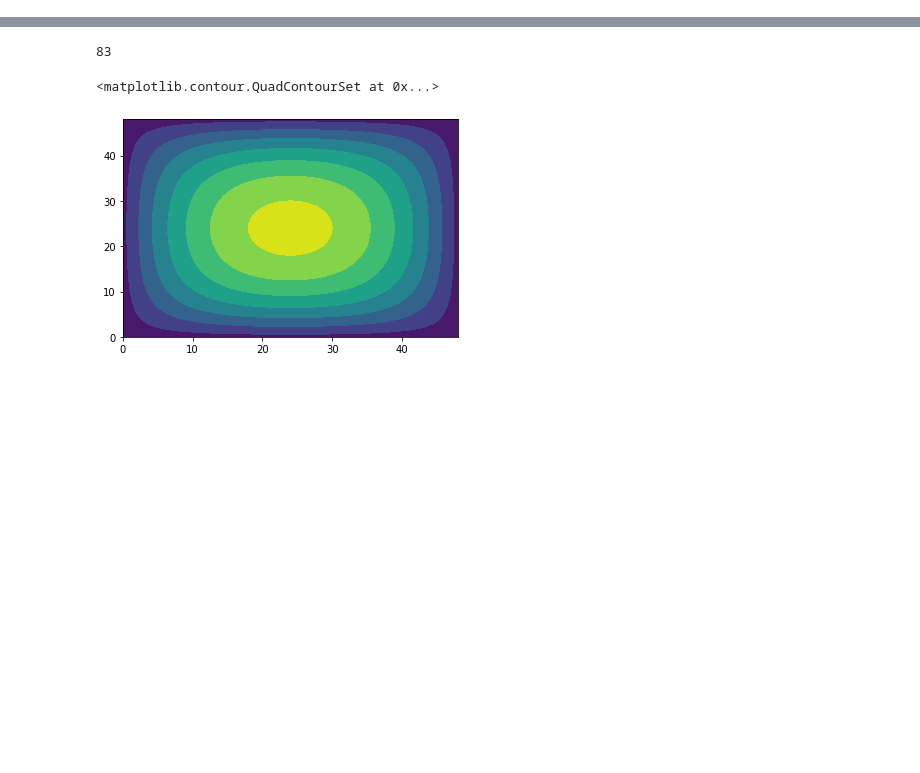
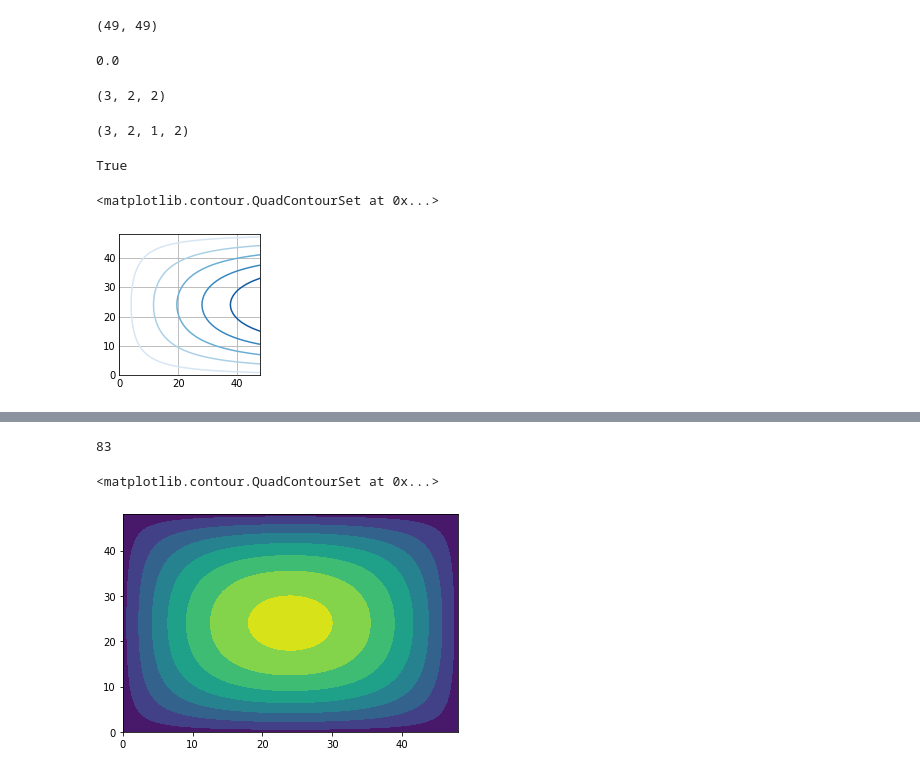
Before and after one commit to mazhengcn/scientific-computing-with-python, a Jupyter notebook: others/FDM.ipynb, the cells around one changed output, grey strips where cells are left out. Cells and saved outputs as stored; diff of their text form; code cells hidden in the pictures; blank space fills up the shorter version.

```diff
--- a/others/FDM.ipynb
+++ b/others/FDM.ipynb
@@ -33,0 +215,31 @@ def Laplacian(u):
+# %%
+# (49,1), (49,) -> (49, 49)
+
+f = np.sin(np.pi * x[1:-1])[:, None] * np.sin(y[1:-1]) + 2.0
+f.shape
+# %% [output]
+(49, 49)
+# %%
+np.max(np.abs(f - F))
+# %% [output]
+0.0
+# %%
+a  = np.arange(12).reshape(3,2, 2)
+a.shape
+# %% [output]
+(3, 2, 2)
+# %%
+a[..., None, :].shape
+# %% [output]
+(3, 2, 1, 2)
+# %%
+np.newaxis == None
+# %% [output]
+True
+# %%
+fig, ax = plt.subplots()
+
+ax.contour(f)
+# %% [output]
+<matplotlib.contour.QuadContourSet at 0x...>
+[figure, added]
```
Also changed, not shown: parts of 30 cells of this notebook, 8 other files.
